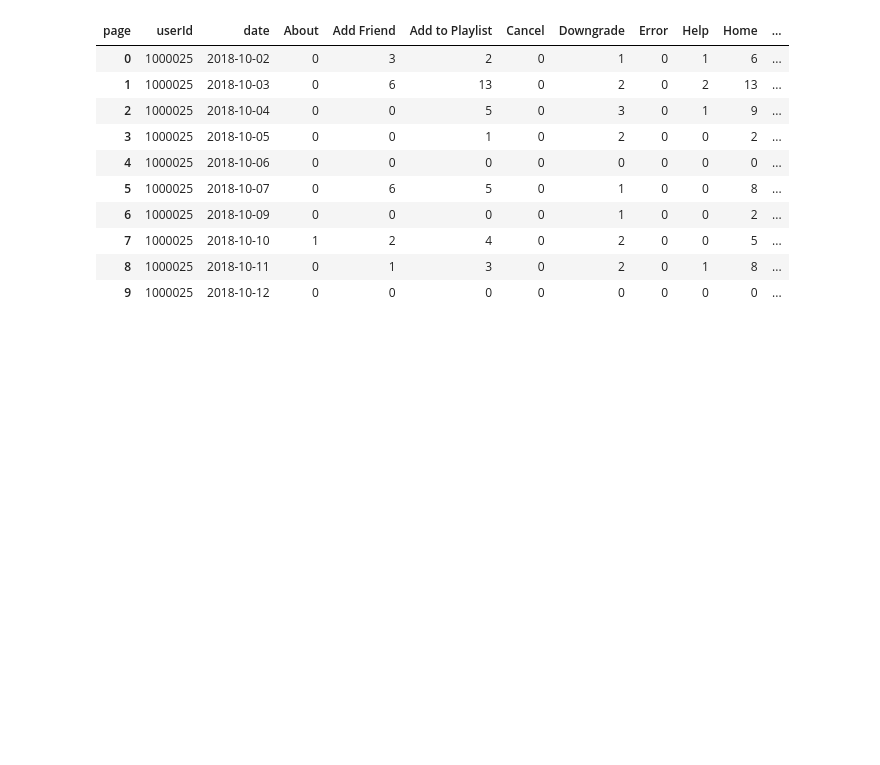
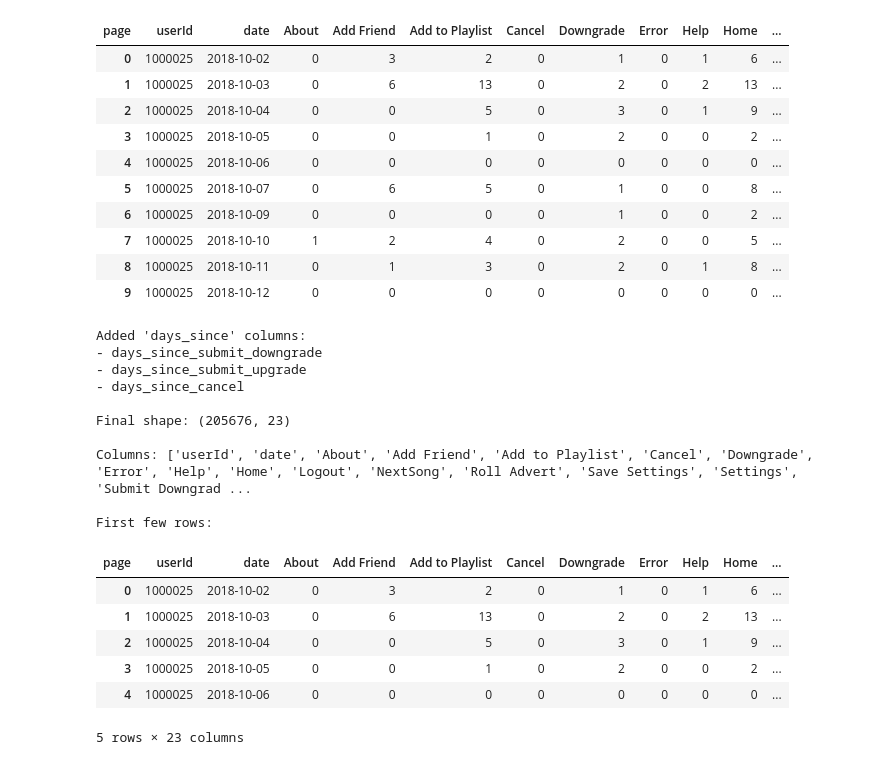
Before and after one commit to mdiaspinto/kaggle-churn, a Jupyter notebook: notebooks/martin.ipynb, the cells around one changed output. Drawn from its saved outputs; the diff is of its cells as text; code cells hidden in the pictures; blank space fills up the shorter version.

Commit message:
Added add_days_since function

```diff
--- a/notebooks/martin.ipynb
+++ b/notebooks/martin.ipynb
@@ -114,3 +102,33 @@ First few rows:
 | 7 | 1000025 | 2018-10-10 | 1 | 2 | 4 | 0 | 2 | 0 | 0 | 5 | ... |
 | 8 | 1000025 | 2018-10-11 | 0 | 1 | 3 | 0 | 2 | 0 | 1 | 8 | ... |
 | 9 | 1000025 | 2018-10-12 | 0 | 0 | 0 | 0 | 0 | 0 | 0 | 0 | ... |
+# %%
+# Add days_since columns for key events
+df_aggregated_new = add_days_since(df_aggregated_new)
+
+print("Added 'days_since' columns:")
+print("- days_since_submit_downgrade")
+print("- days_since_submit_upgrade")
+print("- days_since_cancel")
+print(f"\nFinal shape: {df_aggregated_new.shape}")
+print(f"\nColumns: {df_aggregated_new.columns.tolist()}")
+print(f"\nFirst few rows:")
+df_aggregated_new.head()
+# %% [output]
+Added 'days_since' columns:
+- days_since_submit_downgrade
+- days_since_submit_upgrade
+- days_since_cancel
+
+Final shape: (205676, 23)
+
+Columns: ['userId', 'date', 'About', 'Add Friend', 'Add to Playlist', 'Cancel', 'Downgrade', 'Error', 'Help', 'Home', 'Logout', 'NextSong', 'Roll Advert', 'Save Settings', 'Settings', 'Submit Downgrad ...
+
+First few rows:
+| page | userId | date | About | Add Friend | Add to Playlist | Cancel | Downgrade | Error | Help | Home | ... |
+| 0 | 1000025 | 2018-10-02 | 0 | 3 | 2 | 0 | 1 | 0 | 1 | 6 | ... |
+| 1 | 1000025 | 2018-10-03 | 0 | 6 | 13 | 0 | 2 | 0 | 2 | 13 | ... |
+| 2 | 1000025 | 2018-10-04 | 0 | 0 | 5 | 0 | 3 | 0 | 1 | 9 | ... |
+| 3 | 1000025 | 2018-10-05 | 0 | 0 | 1 | 0 | 2 | 0 | 0 | 2 | ... |
+| 4 | 1000025 | 2018-10-06 | 0 | 0 | 0 | 0 | 0 | 0 | 0 | 0 | ... |
+5 rows × 23 columns
```
Also changed, not shown: parts of 2 cells of this notebook, 1 other file.
